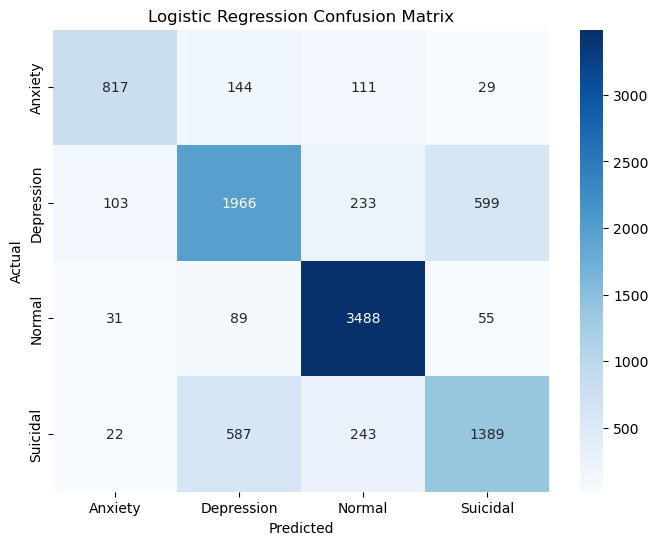
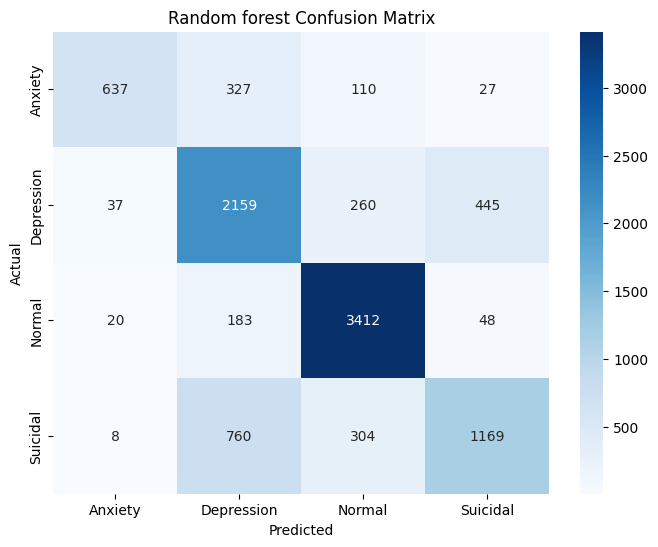
The notebook cell's code change between the first figure and the second:
--- before
+++ after
@@ -1,9 +1,9 @@
-# ======= CONFUSION MATRIX - LOGISTIC REGRESSION =======
+# ======= CONFUSION MATRIX - RANDOM FOREST =======
 plt.figure(figsize=(8,6))
-sns.heatmap(confusion_matrix(y_test, lr_predictions), 
+sns.heatmap(confusion_matrix(y_test, rf_pred), 
             annot=True, fmt='d', cmap='Blues',
             xticklabels=['Anxiety','Depression','Normal','Suicidal'],
             yticklabels=['Anxiety','Depression','Normal','Suicidal'])
-plt.title('Logistic Regression Confusion Matrix')
+plt.title('Random forest Confusion Matrix')
 plt.ylabel('Actual')
 plt.xlabel('Predicted')

Commit: Remove model files from repository